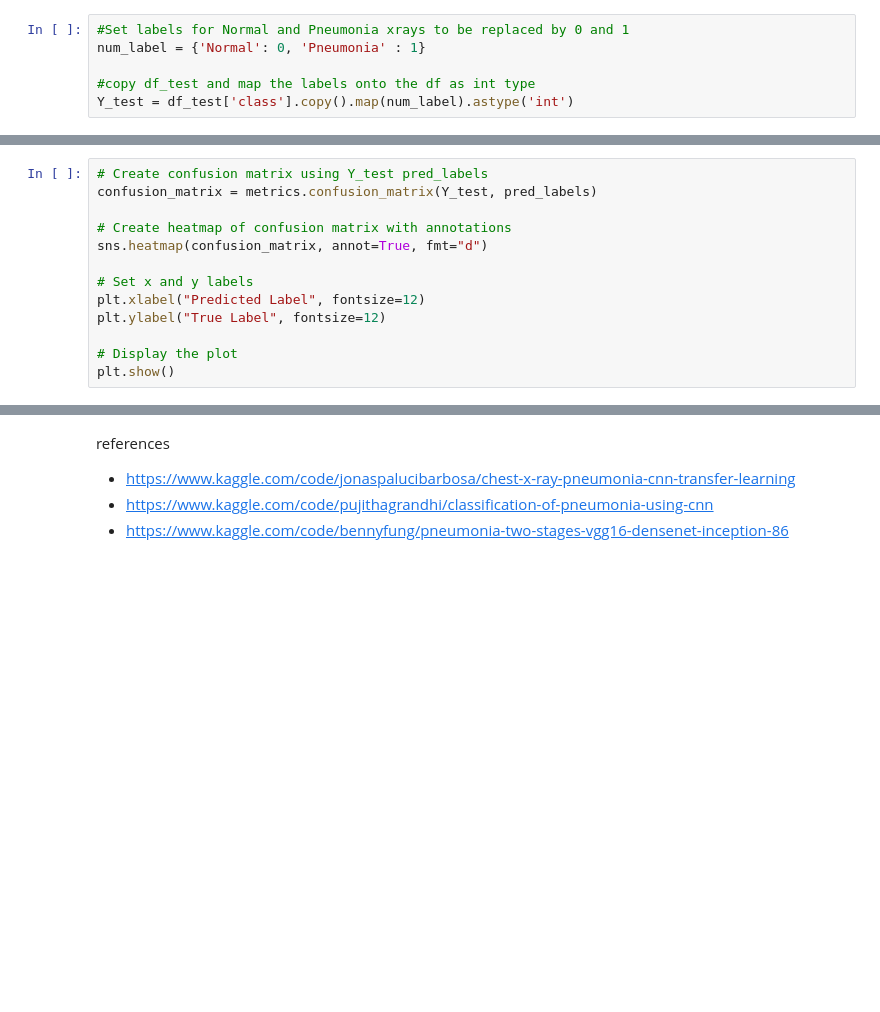
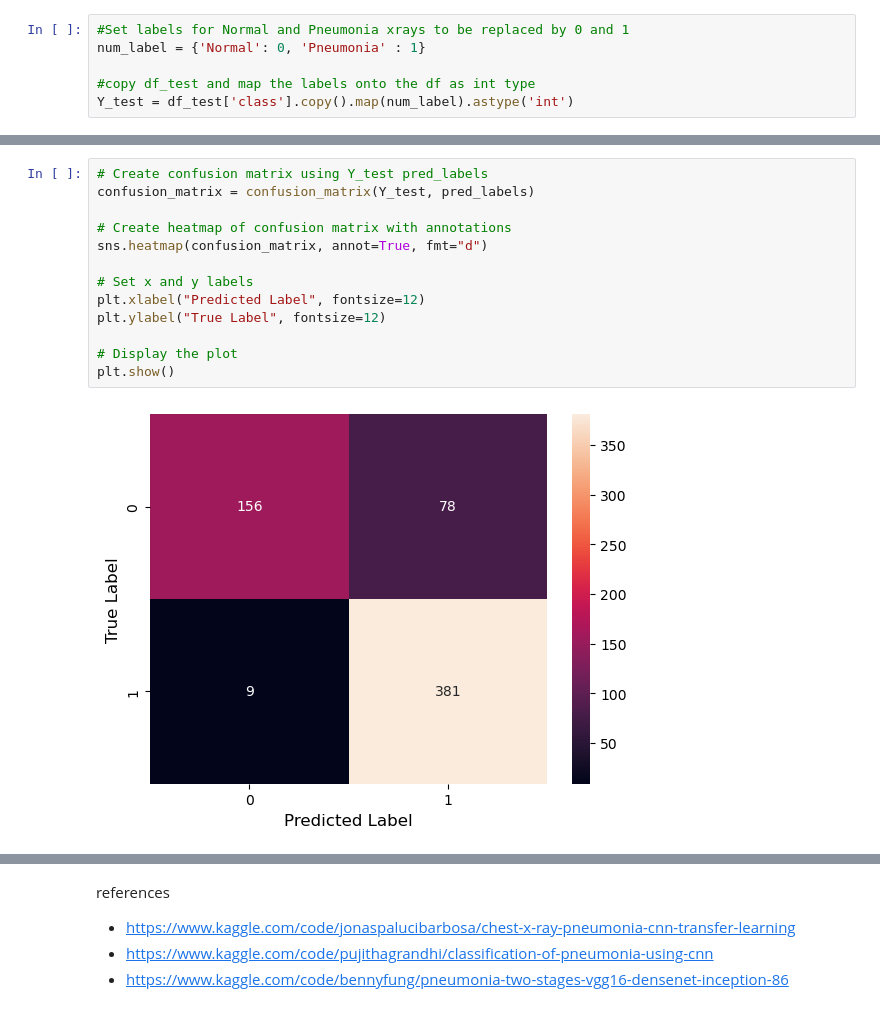
Before and after one commit to joshuaedelstein15/Pneumonia_analysis, a Jupyter notebook: new_notebook.ipynb, the cells around one changed output, grey strips where cells are left out. Cells and saved outputs as stored; diff of their text form; blank space fills up the shorter version.

```diff
--- a/new_notebook.ipynb
+++ b/new_notebook.ipynb
@@ -1110,15 +1138,17 @@ print("Test Accuracy: ", accuracy_score(Y_test, pred_labels))
 # %%
 # Create confusion matrix using Y_test pred_labels
-confusion_matrix = metrics.confusion_matrix(Y_test, pred_labels)
+confusion_matrix = confusion_matrix(Y_test, pred_labels)
 
 # Create heatmap of confusion matrix with annotations
 sns.heatmap(confusion_matrix, annot=True, fmt="d")
 
 # Set x and y labels
 plt.xlabel("Predicted Label", fontsize=12)
 plt.ylabel("True Label", fontsize=12)
 
 # Display the plot
 plt.show()
+# %% [output]
+[figure, added]
 # %%
 #print classification report
```
Also changed, not shown: parts of 23 cells of this notebook.
